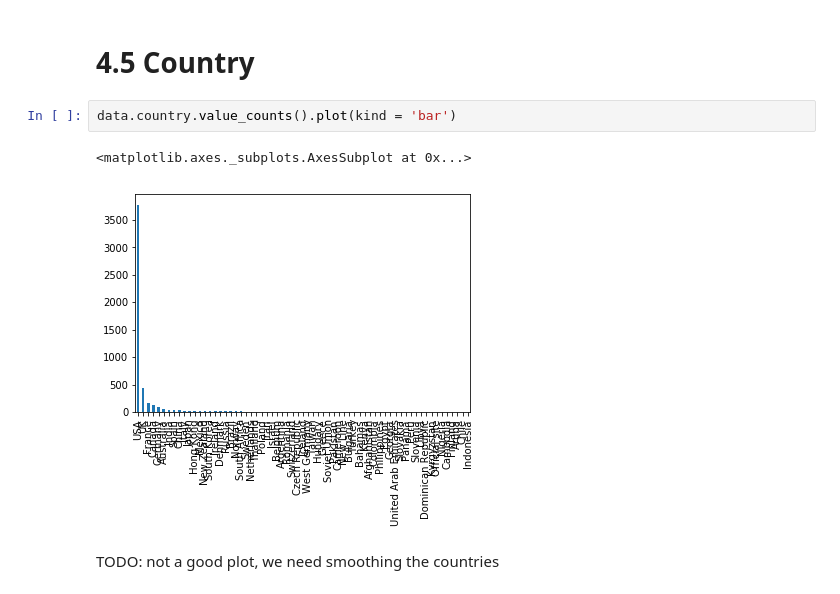
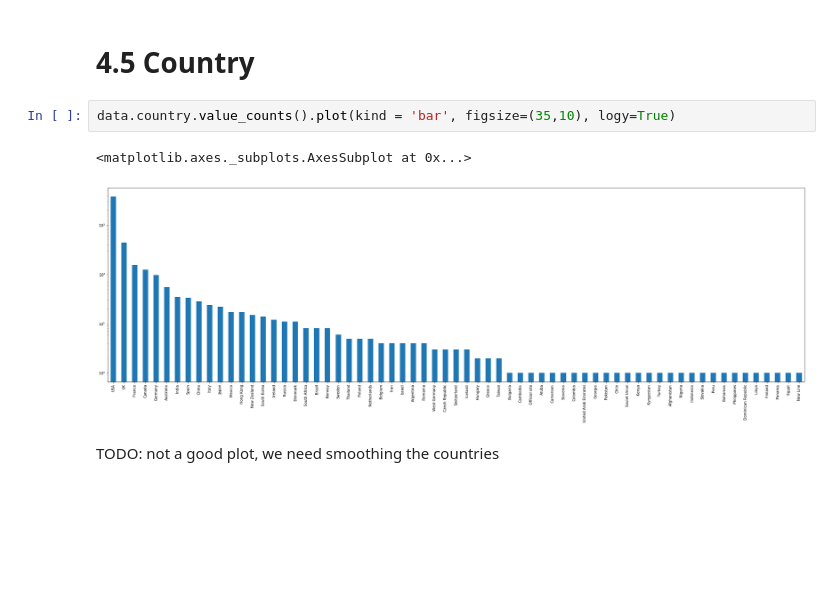
Before and after one commit to wensu425/Cogs108_Movie_Prediction, a Jupyter notebook: Movie_prediction.ipynb, the cells around one changed output. Saved outputs shown, nothing was run; the diff lists cells and outputs as text; blank space fills up the shorter version.

```diff
--- a/Movie_prediction.ipynb
+++ b/Movie_prediction.ipynb
@@ -591,10 +591,10 @@ Summery of 4.4 Movie with extremely high Facebook likes tend to have higher imdb
 # %% [markdown]
 # 4.5 Country
 # %%
-data.country.value_counts().plot(kind = 'bar')
+data.country.value_counts().plot(kind = 'bar', figsize=(35,10), logy=True)
 # %% [output]
 <matplotlib.axes._subplots.AxesSubplot at 0x...>
-[figure, old version]
+[figure, new version]
 # %% [markdown]
 TODO: not a good plot, we need smoothing the countries
 # %%
```
Also changed, not shown: parts of 35 cells of this notebook.
